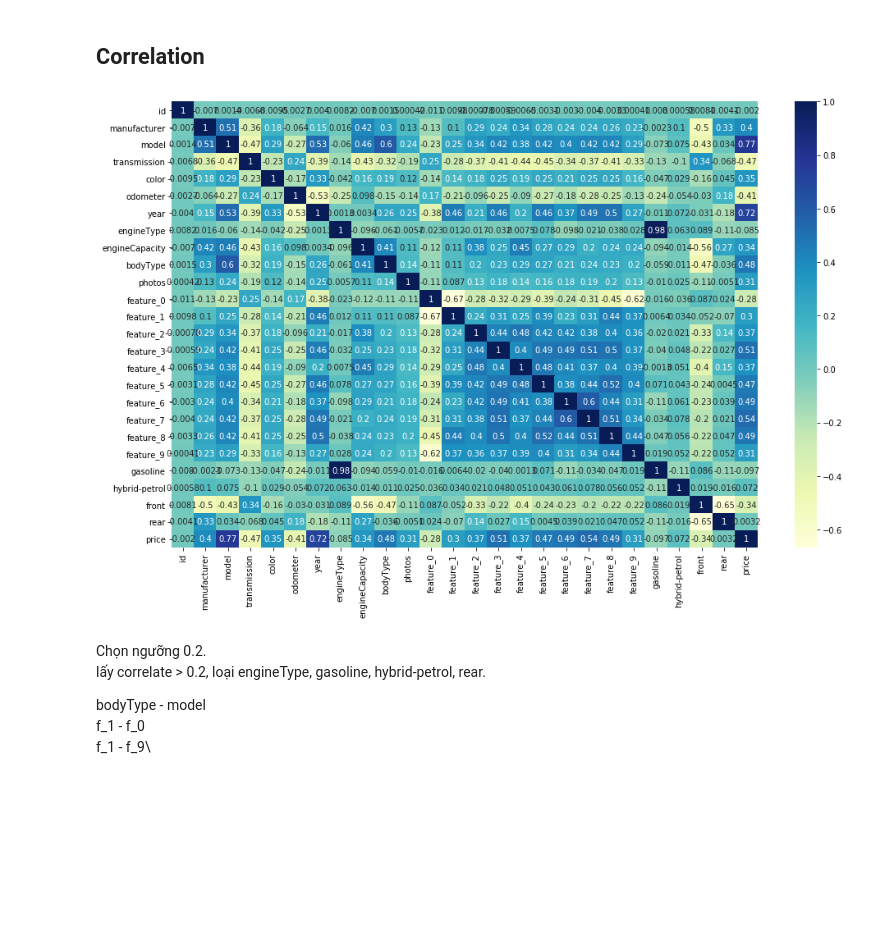
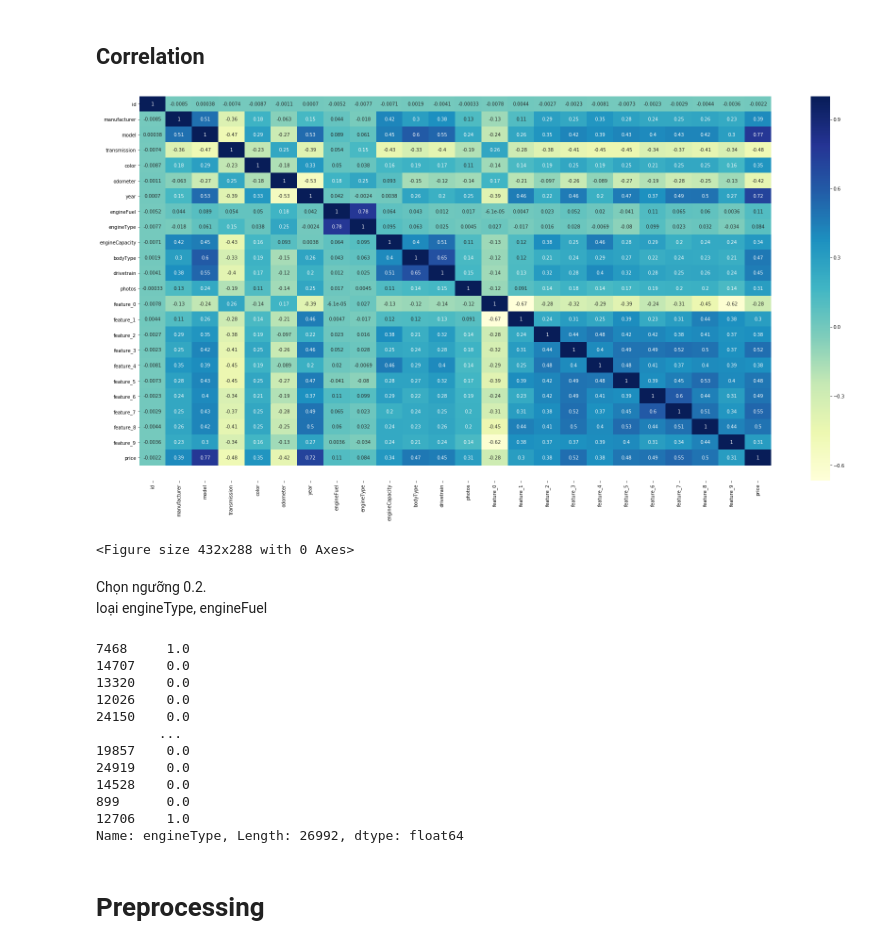
Before and after one commit to felixnguyen678/Statistical-Inference-Project, a Jupyter notebook: Linear Regression/main.ipynb, the cells around one changed output. Drawn from its saved outputs; the diff is of its cells as text; code cells hidden in the pictures; blank space fills up the shorter version.

```diff
--- a/Linear Regression/main.ipynb
+++ b/Linear Regression/main.ipynb
@@ -20,3 +50,3 @@ print(X_train.shape, Y_train.shape, X_val.shape, Y_val.shape)
 # %%
 # Học từ tập Train, k học từ tập Val
-X_df, Y_df = X_train, Y_train
+X_df, Y_df = X_train.copy(), Y_train.copy()
@@ -72,6 +90,6 @@ print(X_df.shape, Y_df.shape)
 # %% [markdown]
 ## Count unique values
 # %%
-for c in X_df.columns:
-    print(c, len(X_df[str(c)].unique()))
+for c in X_full.columns:
+    print(c, len(X_full[str(c)].unique()))
 # %% [output]
@@ -313,22 +343,39 @@ True
 # gop X_df, Y_df
 X_df = pd.concat([X_df, Y_df.price], axis=1)
 # %%
+# drivetrain
+drivetrain_avg_price = X_df.groupby('drivetrain')['price'].mean()
+X_df['drivetrain'] = X_df['drivetrain'].map(drivetrain_avg_price)
+
+# engineType
+engineType_avg_price = X_df.groupby('engineType')['price'].mean()
+X_df['engineType'] = X_df['engineType'].map(engineType_avg_price)
+
+# engineFuel
+engineFuel_avg_price = X_df.groupby('engineFuel')['price'].mean()
+X_df['engineFuel'] = X_df['engineFuel'].map(engineFuel_avg_price)
+
 # Manufacturer
 manufacturer_avg_price = X_df.groupby('manufacturer')['price'].mean()
 X_df['manufacturer'] = X_df['manufacturer'].map(manufacturer_avg_price)
+
 
 # Model
 model_avg_price = X_df.groupby('model')['price'].mean()
 X_df['model'] = X_df['model'].map(model_avg_price)
 
+
 # Color
 color_avg_price = X_df.groupby('color')['price'].mean()
 X_df['color'] = X_df['color'].map(color_avg_price)
+
 
 # BodyType
 bodyType_avg_price = X_df.groupby('bodyType')['price'].mean()
 X_df['bodyType'] = X_df['bodyType'].map(bodyType_avg_price)
 
+
+
 X_df.pop('price')
 X_df.head()
 # %% [output]
@@ -368,17 +415,19 @@ df.describe()
 # %%
 # chọn Odometer dùng Gauss Rescaling
 # Year, engineCapacity, photos dùng Min max Rescaling vì có độ lệch chuẩn lớn
-# Manufacturer, model, color, bodyType dung minmax rescaling vì có độ lệch chuẩn lớn
+# Manufacturer, model, color, bodyType, engineType, engineFuel dung minmax rescaling vì có độ lệch chuẩn lớn
 from sklearn.preprocessing import MinMaxScaler
 from sklearn.preprocessing import StandardScaler
-scaler = MinMaxScaler()
 
-num_vars = ['year', 'engineCapacity', 'photos', 'manufacturer', 'model', 'color', 'bodyType']
-X_df[num_vars] = scaler.fit_transform(X_df[num_vars])
+minmax_scaler = MinMaxScaler()
+minmax_vars = ['year', 'engineCapacity', 'photos', 'manufacturer', 'model', 'color', 'bodyType', 'engineFuel', 'engineType', 'transmission']
+minmax_scaler.fit(X_df[minmax_vars])
+X_df[minmax_vars] = minmax_scaler.transform(X_df[minmax_vars])
 
-scaler = StandardScaler()
-num_vars = ['odometer']
-X_df[num_vars] = scaler.fit_transform(X_df[num_vars])
+standard_scaler = StandardScaler()
+standard_vars = ['odometer', 'drivetrain']
+standard_scaler.fit(X_df[standard_vars])
+X_df[standard_vars] = standard_scaler.transform(X_df[standard_vars])
 # %%
 # gop X_df, Y_df
 df = pd.concat([X_df, Y_df.price], axis=1)
@@ -395,15 +444,32 @@ df.head()
 ## Correlation
 # %%
 df = pd.concat([X_df, Y_df.price], axis=1)
-plt.figure(figsize = (16, 10))
-sns.heatmap(df.corr(), annot = True, cmap="YlGnBu")
+plt.figure(figsize = (30, 15))
+ax = sns.heatmap(df.corr(), annot = True, cmap="YlGnBu")
+ax.set_ylim(25, 0)
 plt.show()
+plt.tight_layout()
 # %% [output]
-[figure, old version]
+[figure, new version]
+<Figure size 432x288 with 0 Axes>
 # %% [markdown]
 Chọn ngưỡng 0.2.\
-lấy correlate > 0.2, loại engineType, gasoline, hybrid-petrol, rear.
-
-bodyType - model\
-f_1 - f_0\
-f_1 - f_9\
+loại engineType, engineFuel
+# %%
+X_df.pop("engineFuel")
+X_df.pop("engineType")
+# %% [output]
+7468     1.0
+14707    0.0
+13320    0.0
+12026    0.0
+24150    0.0
+        ...
+19857    0.0
+24919    0.0
+14528    0.0
+899      0.0
+12706    1.0
+Name: engineType, Length: 26992, dtype: float64
+# %% [markdown]
+# Preprocessing
```
Also changed, not shown: parts of 51 cells of this notebook, 1 other file.
